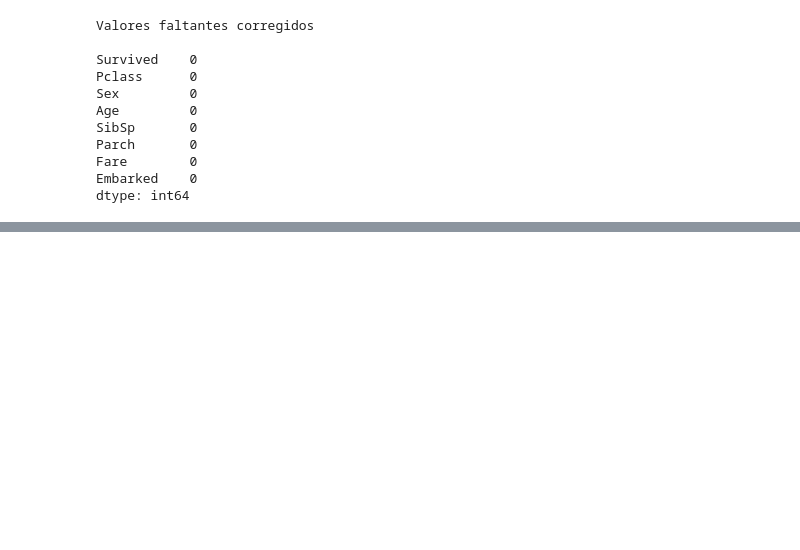
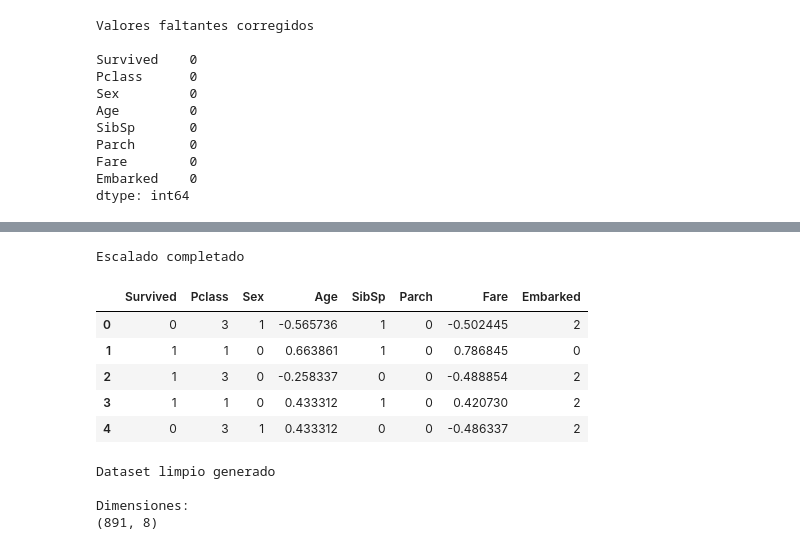
Before and after one commit to crisdouglasb-gg/ia_sistema_multiagente, a Jupyter notebook: Sistema_MultiAgente_IA.ipynb, the cells around one changed output, grey strips where cells are left out. Cells and saved outputs as stored; diff of their text form; code cells hidden in the pictures; blank space fills up the shorter version.

```diff
--- a/Sistema_MultiAgente_IA.ipynb
+++ b/Sistema_MultiAgente_IA.ipynb
@@ -153,0 +182,48 @@ dtype: int64
+# %%
+# =====================================
+# AGENTE 1 - ESCALADO
+# =====================================
+
+scaler = StandardScaler()
+
+columnas_numericas = [
+    "Age",
+    "Fare"
+]
+
+df_limpio[columnas_numericas] = scaler.fit_transform(
+    df_limpio[columnas_numericas]
+)
+
+print("Escalado completado")
+print()
+
+display(df_limpio.head())
+# %% [output]
+Escalado completado
+|  | Survived | Pclass | Sex | Age | SibSp | Parch | Fare | Embarked |
+| 0 | 0 | 3 | 1 | -0.565736 | 1 | 0 | -0.502445 | 2 |
+| 1 | 1 | 1 | 0 | 0.663861 | 1 | 0 | 0.786845 | 0 |
+| 2 | 1 | 3 | 0 | -0.258337 | 0 | 0 | -0.488854 | 2 |
+| 3 | 1 | 1 | 0 | 0.433312 | 1 | 0 | 0.420730 | 2 |
+| 4 | 0 | 3 | 1 | 0.433312 | 0 | 0 | -0.486337 | 2 |
+# %%
+# =====================================
+# AGENTE 1 - EXPORTACION
+# =====================================
+
+df_limpio.to_csv(
+    "dataset_limpio.csv",
+    index=False
+)
+
+print("Dataset limpio generado")
+print()
+
+print("Dimensiones:")
+print(df_limpio.shape)
+# %% [output]
+Dataset limpio generado
+
+Dimensiones:
+(891, 8)
```
Also changed, not shown: parts of 1 cell of this notebook.
